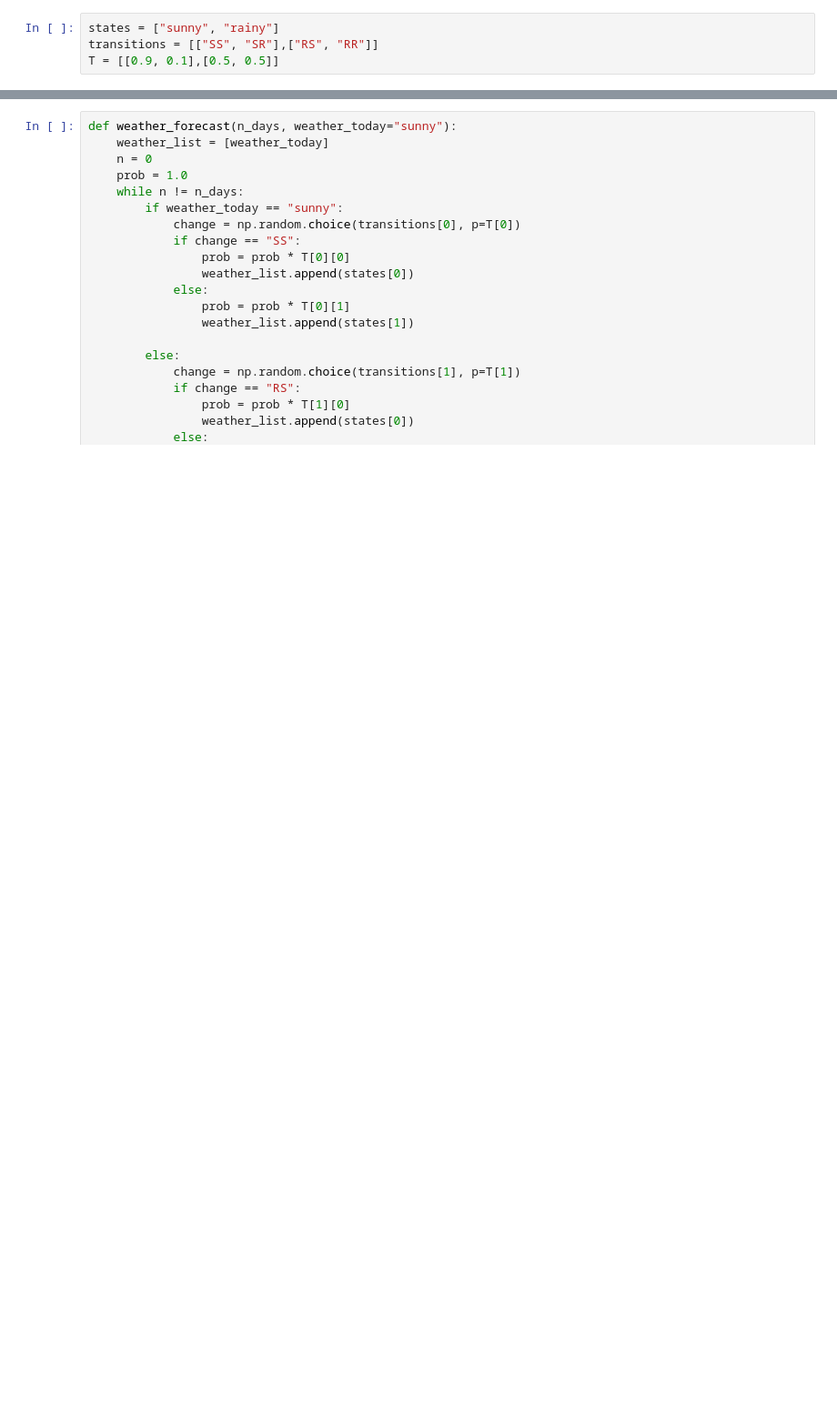
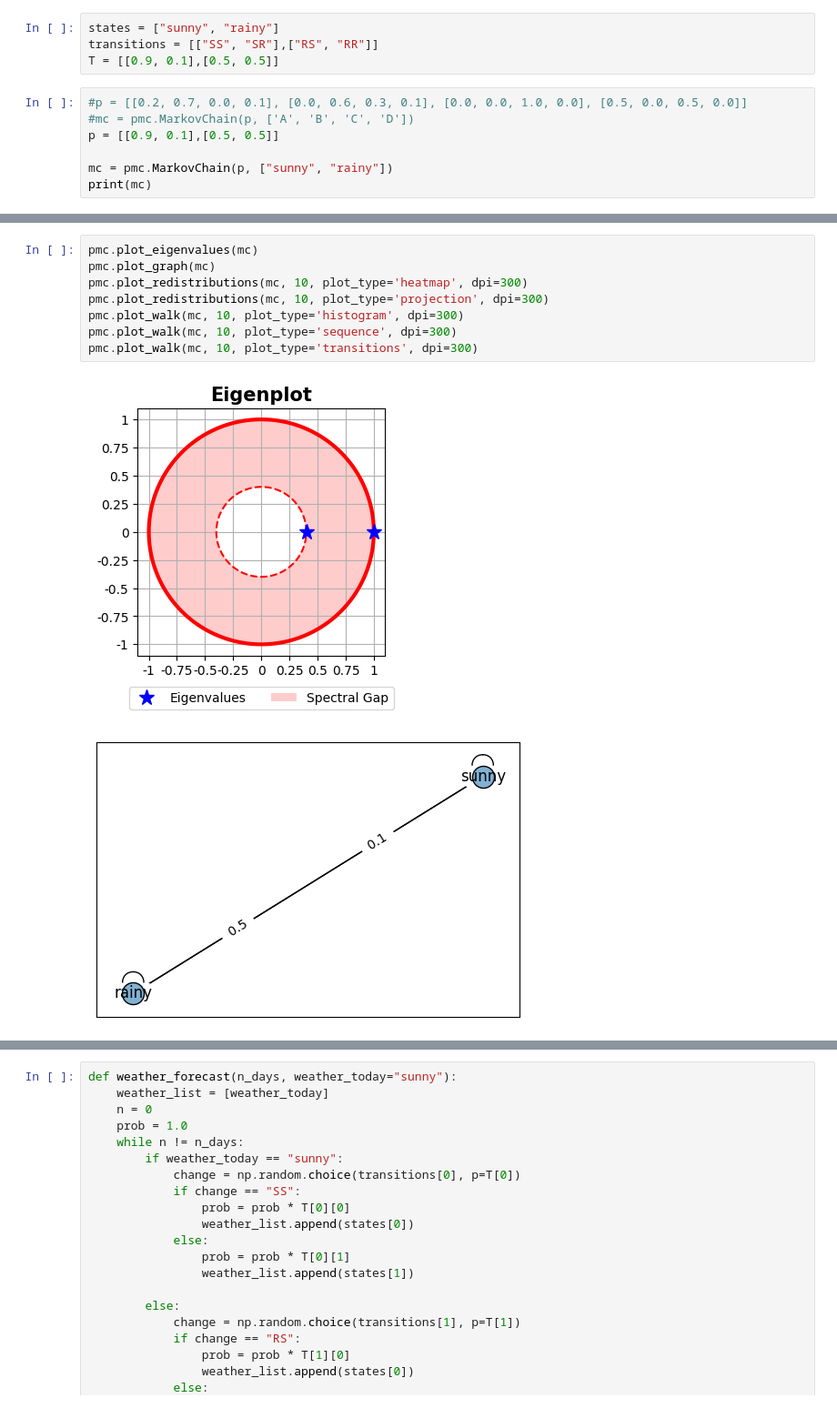
Before and after one commit to thistleknot/python-ml, a Jupyter notebook: code/Markov Chain.ipynb, the cells around one changed output, grey strips where cells are left out. Shown: that part at 91% size. Saved outputs shown, nothing was run; the diff lists cells and outputs as text; blank space fills up the shorter version.

Commit message:
Update Markov Chain.ipynb
added pydtmc

```diff
--- a/code/Markov Chain.ipynb
+++ b/code/Markov Chain.ipynb
@@ -8,3 +9,10 @@ import random as rm
 states = ["sunny", "rainy"]
 transitions = [["SS", "SR"],["RS", "RR"]]
 T = [[0.9, 0.1],[0.5, 0.5]]
+# %%
+#p = [[0.2, 0.7, 0.0, 0.1], [0.0, 0.6, 0.3, 0.1], [0.0, 0.0, 1.0, 0.0], [0.5, 0.0, 0.5, 0.0]]
+#mc = pmc.MarkovChain(p, ['A', 'B', 'C', 'D'])
+p = [[0.9, 0.1],[0.5, 0.5]]
+
+mc = pmc.MarkovChain(p, ["sunny", "rainy"])
+print(mc)
@@ -10,0 +33,11 @@ T = [[0.9, 0.1],[0.5, 0.5]]
+# %%
+pmc.plot_eigenvalues(mc)
+pmc.plot_graph(mc)
+pmc.plot_redistributions(mc, 10, plot_type='heatmap', dpi=300)
+pmc.plot_redistributions(mc, 10, plot_type='projection', dpi=300)
+pmc.plot_walk(mc, 10, plot_type='histogram', dpi=300)
+pmc.plot_walk(mc, 10, plot_type='sequence', dpi=300)
+pmc.plot_walk(mc, 10, plot_type='transitions', dpi=300)
+# %% [output]
+[figure, added]
+[figure, added]
```
Also changed, not shown: parts of 4 cells of this notebook.
